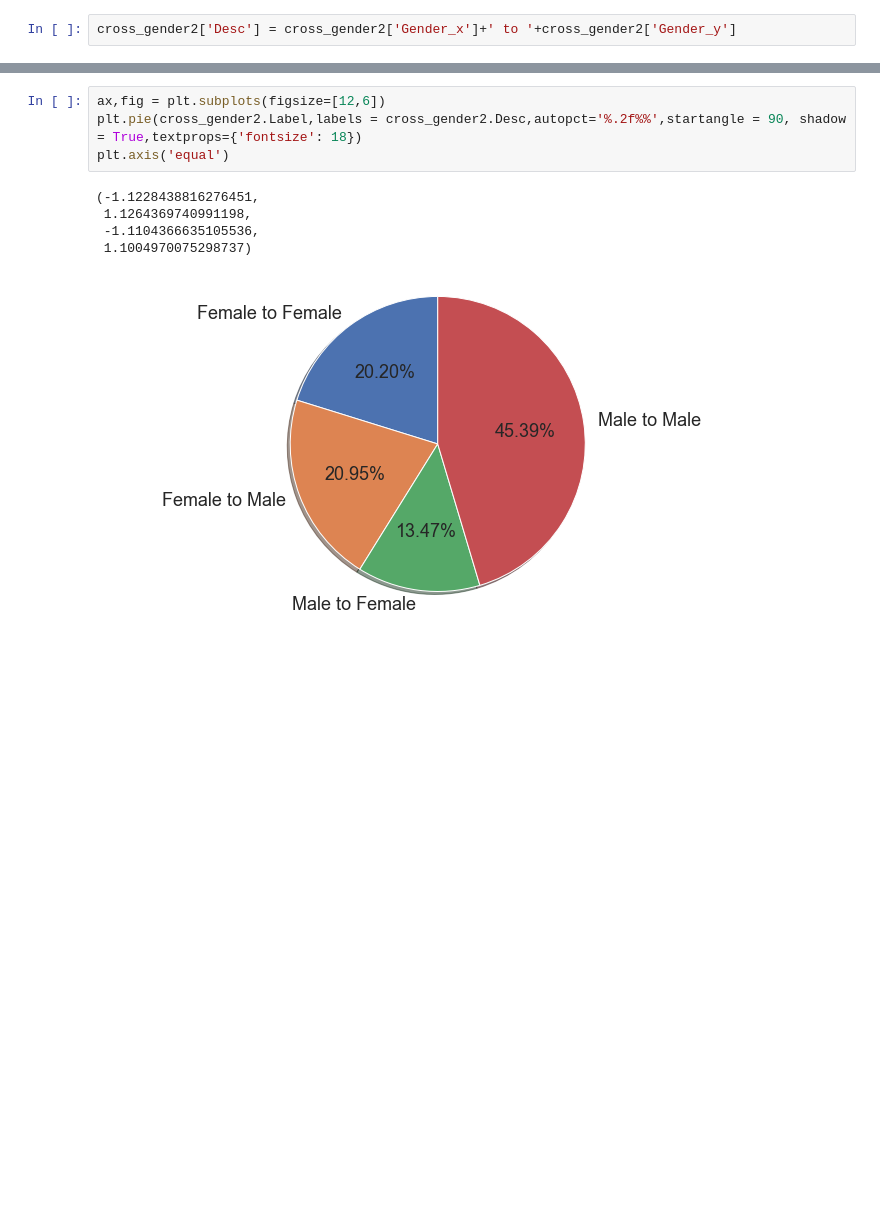
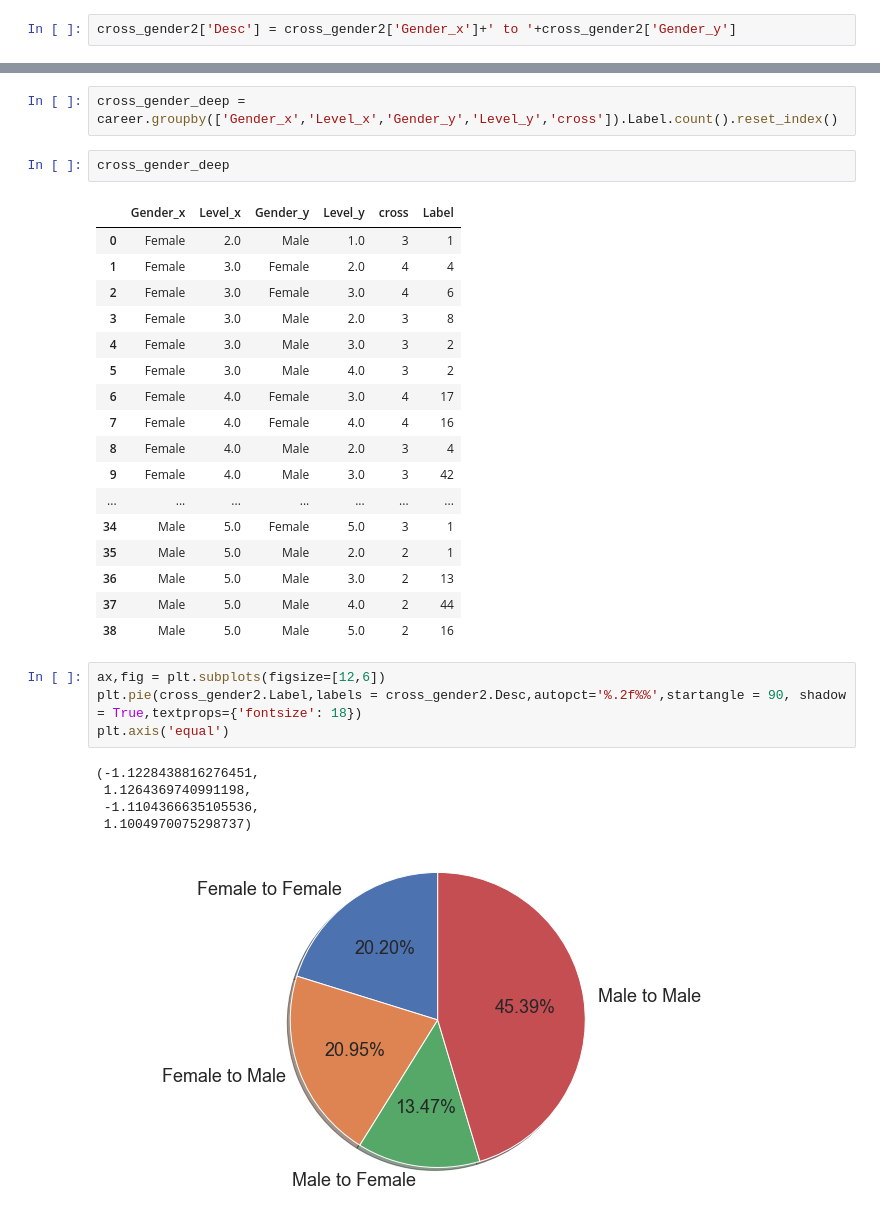
Before and after one commit to feelzoo/assortativity, a Jupyter notebook: Assortativity.ipynb, the cells around one changed output, grey strips where cells are left out. Drawn from its saved outputs; the diff is of its cells as text; blank space fills up the shorter version.

```diff
--- a/Assortativity.ipynb
+++ b/Assortativity.ipynb
@@ -2468,3 +2393,25 @@ cross_gender2
+# %%
+cross_gender_deep = career.groupby(['Gender_x','Level_x','Gender_y','Level_y','cross']).Label.count().reset_index()
+# %%
+cross_gender_deep
+# %% [output]
+|  | Gender_x | Level_x | Gender_y | Level_y | cross | Label |
+| 0 | Female | 2.0 | Male | 1.0 | 3 | 1 |
+| 1 | Female | 3.0 | Female | 2.0 | 4 | 4 |
+| 2 | Female | 3.0 | Female | 3.0 | 4 | 6 |
+| 3 | Female | 3.0 | Male | 2.0 | 3 | 8 |
+| 4 | Female | 3.0 | Male | 3.0 | 3 | 2 |
+| 5 | Female | 3.0 | Male | 4.0 | 3 | 2 |
+| 6 | Female | 4.0 | Female | 3.0 | 4 | 17 |
+| 7 | Female | 4.0 | Female | 4.0 | 4 | 16 |
+| 8 | Female | 4.0 | Male | 2.0 | 3 | 4 |
+| 9 | Female | 4.0 | Male | 3.0 | 3 | 42 |
+| ... | ... | ... | ... | ... | ... | ... |
+| 34 | Male | 5.0 | Female | 5.0 | 3 | 1 |
+| 35 | Male | 5.0 | Male | 2.0 | 2 | 1 |
+| 36 | Male | 5.0 | Male | 3.0 | 2 | 13 |
+| 37 | Male | 5.0 | Male | 4.0 | 2 | 44 |
+| 38 | Male | 5.0 | Male | 5.0 | 2 | 16 |
 # %%
 ax,fig = plt.subplots(figsize=[12,6])
 plt.pie(cross_gender2.Label,labels = cross_gender2.Desc,autopct='%.2f%%',startangle = 90, shadow = True,textprops={'fontsize': 18})
```
Also changed, not shown: parts of 32 cells of this notebook.
